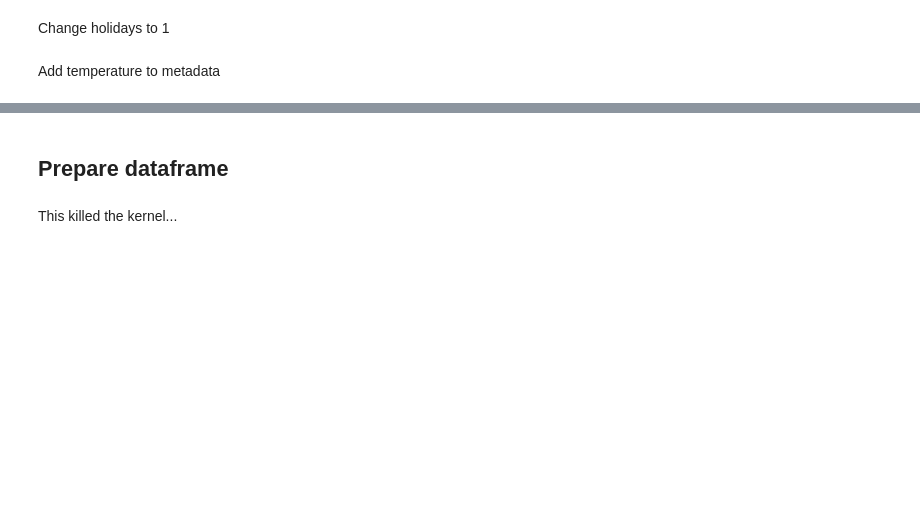
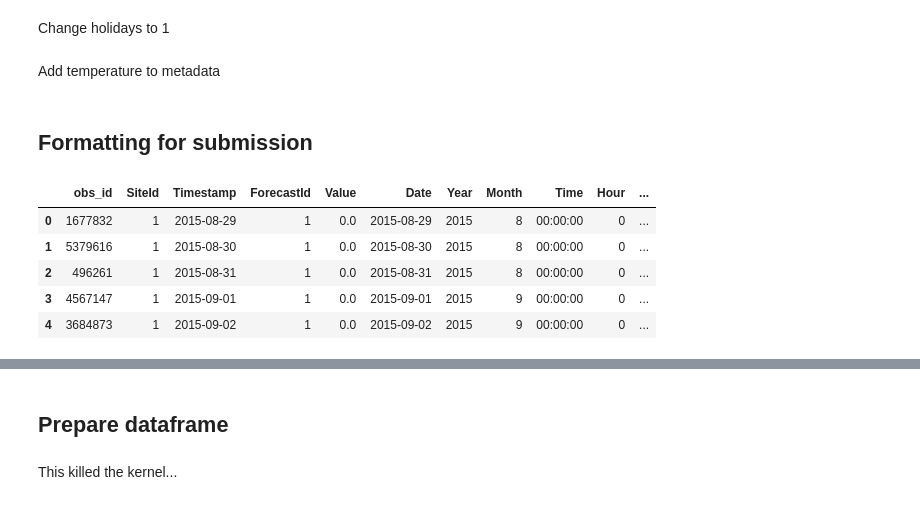
Before and after one commit to kzhao682/Power_Law_Forecast, a Jupyter notebook: Data_Cleaning.ipynb, the cells around one changed output, grey strips where cells are left out. Cells and saved outputs as stored; diff of their text form; code cells hidden in the pictures; blank space fills up the shorter version.

```diff
--- a/Data_Cleaning.ipynb
+++ b/Data_Cleaning.ipynb
@@ -137,3 +137,14 @@ metadata = pickle.load(open('metadata.p', 'rb'))
 weather_grouped = pickle.load(open('weather_grouped.p', 'rb'))
 holidays = pickle.load(open('holidays.p', 'rb'))
 submission_format = pickle.load(open('submission_format.p', 'rb'))
+# %% [markdown]
+## Formatting for submission
+# %%
+submission_format.head()
+# %% [output]
+|  | obs_id | SiteId | Timestamp | ForecastId | Value | Date | Year | Month | Time | Hour | ... |
+| 0 | 1677832 | 1 | 2015-08-29 | 1 | 0.0 | 2015-08-29 | 2015 | 8 | 00:00:00 | 0 | ... |
+| 1 | 5379616 | 1 | 2015-08-30 | 1 | 0.0 | 2015-08-30 | 2015 | 8 | 00:00:00 | 0 | ... |
+| 2 | 496261 | 1 | 2015-08-31 | 1 | 0.0 | 2015-08-31 | 2015 | 8 | 00:00:00 | 0 | ... |
+| 3 | 4567147 | 1 | 2015-09-01 | 1 | 0.0 | 2015-09-01 | 2015 | 9 | 00:00:00 | 0 | ... |
+| 4 | 3684873 | 1 | 2015-09-02 | 1 | 0.0 | 2015-09-02 | 2015 | 9 | 00:00:00 | 0 | ... |
```
Also changed, not shown: parts of 1 cell of this notebook, 4 other files.
